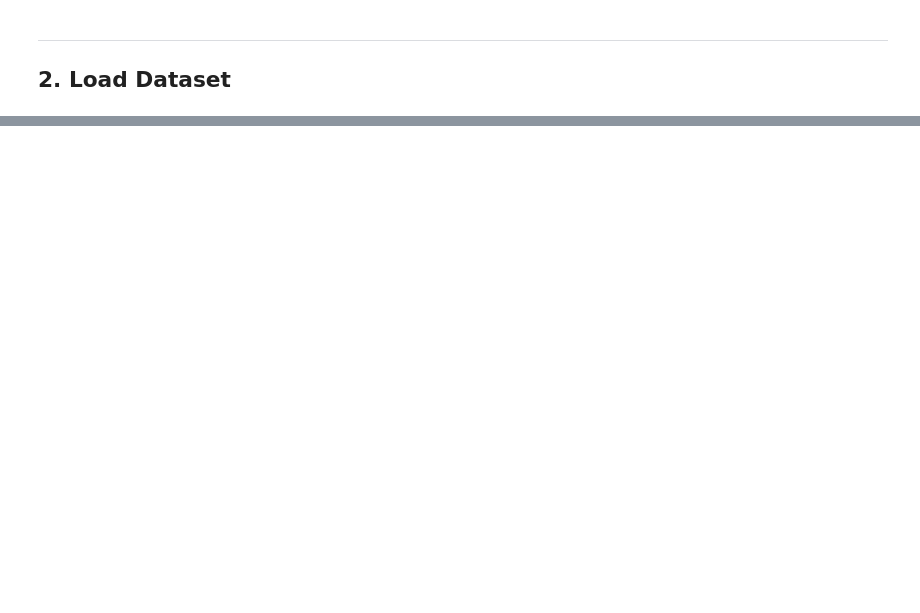
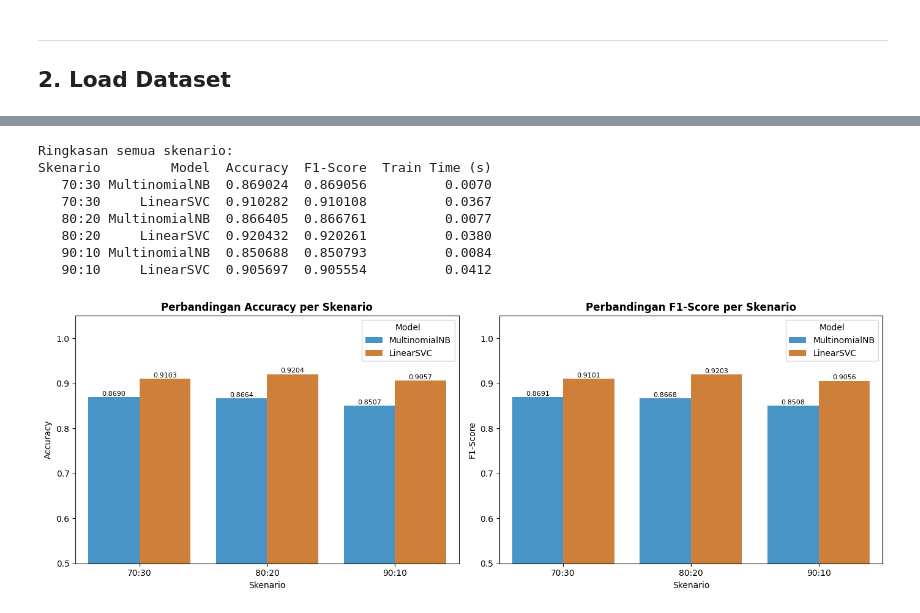
Before and after one commit to rifqieali/analisis_sentimen_MBG, a Jupyter notebook: ABSA_MBG_Colab.ipynb, the cells around one changed output, grey strips where cells are left out. Drawn from its saved outputs; the diff is of its cells as text; code cells hidden in the pictures; blank space fills up the shorter version.

```diff
--- a/ABSA_MBG_Colab.ipynb
+++ b/ABSA_MBG_Colab.ipynb
@@ -616,0 +642,46 @@ print(f"Model terbaik berdasarkan F1-Score: {best}")
+# %%
+# ── Visualisasi perbandingan antar skenario ──
+summary_rows = []
+for split_name, data in hasil_skenario.items():
+    y_t = data['y_test']
+    for model_name, y_pred, t_train in [
+        ('MultinomialNB', data['y_pred_nb'],  data['t_nb']),
+        ('LinearSVC',     data['y_pred_svm'], data['t_svm']),
+    ]:
+        summary_rows.append({
+            'Skenario': split_name, 'Model': model_name,
+            'Accuracy': accuracy_score(y_t, y_pred),
+            'F1-Score': f1_score(y_t, y_pred, average='weighted', zero_division=0),
+            'Train Time (s)': round(t_train, 4),
+        })
+
+df_summary = pd.DataFrame(summary_rows)
+print('Ringkasan semua skenario:')
+print(df_summary.to_string(index=False))
+
+# Bar chart perbandingan akurasi antar skenario
+fig, axes = plt.subplots(1, 2, figsize=(14, 5))
+for ax, metric in [(axes[0], 'Accuracy'), (axes[1], 'F1-Score')]:
+    sns.barplot(data=df_summary, x='Skenario', y=metric, hue='Model',
+                palette=['#3498db','#e67e22'], ax=ax)
+    ax.set_ylim(0.5, 1.05)
+    ax.set_title(f'Perbandingan {metric} per Skenario', fontweight='bold')
+    ax.set_ylabel(metric)
+    for p in ax.patches:
+        if p.get_height() > 0:
+            ax.annotate(f'{p.get_height():.4f}',
+                        (p.get_x() + p.get_width()/2, p.get_height() + 0.003),
+                        ha='center', fontsize=8)
+plt.tight_layout()
+plt.savefig('perbandingan_skenario.png', dpi=150, bbox_inches='tight')
+plt.show()
+# %% [output]
+Ringkasan semua skenario:
+Skenario         Model  Accuracy  F1-Score  Train Time (s)
+   70:30 MultinomialNB  0.869024  0.869056          0.0070
+   70:30     LinearSVC  0.910282  0.910108          0.0367
+   80:20 MultinomialNB  0.866405  0.866761          0.0077
+   80:20     LinearSVC  0.920432  0.920261          0.0380
+   90:10 MultinomialNB  0.850688  0.850793          0.0084
+   90:10     LinearSVC  0.905697  0.905554          0.0412
+[figure, added]
```
Also changed, not shown: parts of 56 cells of this notebook.
